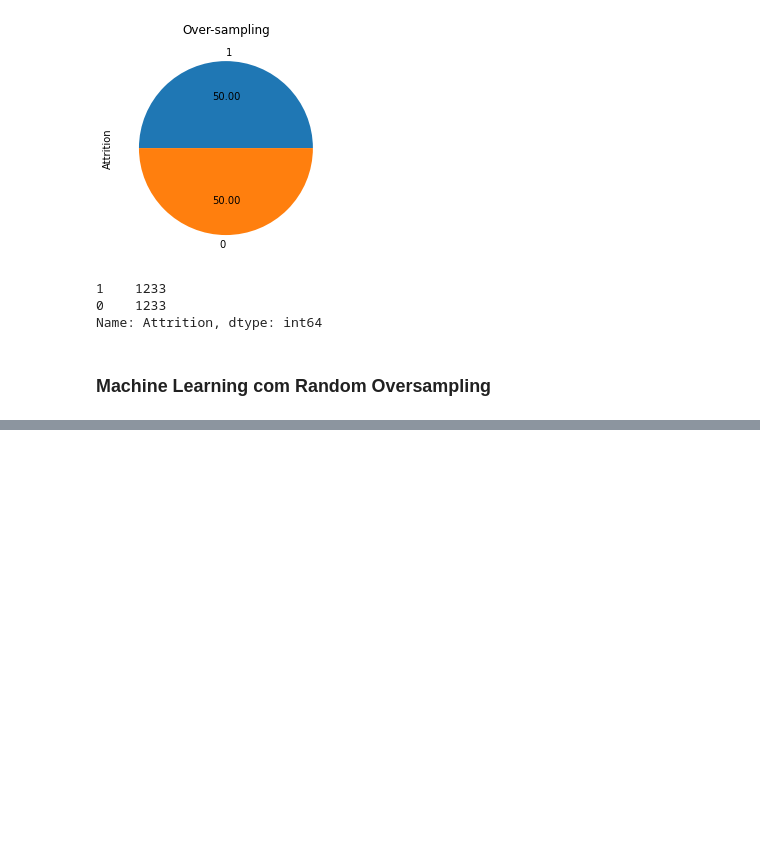
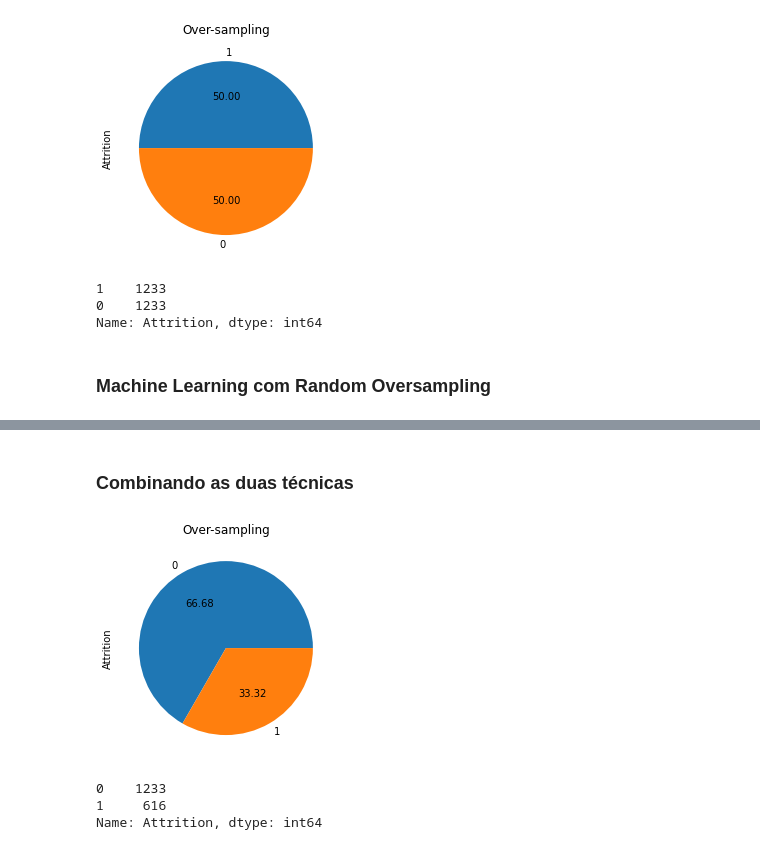
Before and after one commit to mariacmartins/hr-analytics-kaggle, a Jupyter notebook: RH_Attrition_EDA_and_Machine_Learning.ipynb, the cells around one changed output, grey strips where cells are left out. Drawn from its saved outputs; the diff is of its cells as text; code cells hidden in the pictures; blank space fills up the shorter version.

```diff
--- a/RH_Attrition_EDA_and_Machine_Learning.ipynb
+++ b/RH_Attrition_EDA_and_Machine_Learning.ipynb
@@ -478,0 +479,17 @@ weighted avg       0.97      0.97      0.97       617
+# %% [markdown]
+### Combinando as duas técnicas
+# %%
+over = RandomOverSampler(sampling_strategy=0.5)
+under = RandomUnderSampler(sampling_strategy=0.8)
+# first performing oversampling to minority class
+X_over, y_over = over.fit_resample(X, y)
+ax = y_over.value_counts().plot.pie(autopct='%.2f')
+_ = ax.set_title("Over-sampling")
+# %% [output]
+[figure, added]
+# %%
+y_over.value_counts()
+# %% [output]
+0    1233
+1     616
+Name: Attrition, dtype: int64
```
Also changed, not shown: parts of 13 cells of this notebook.
